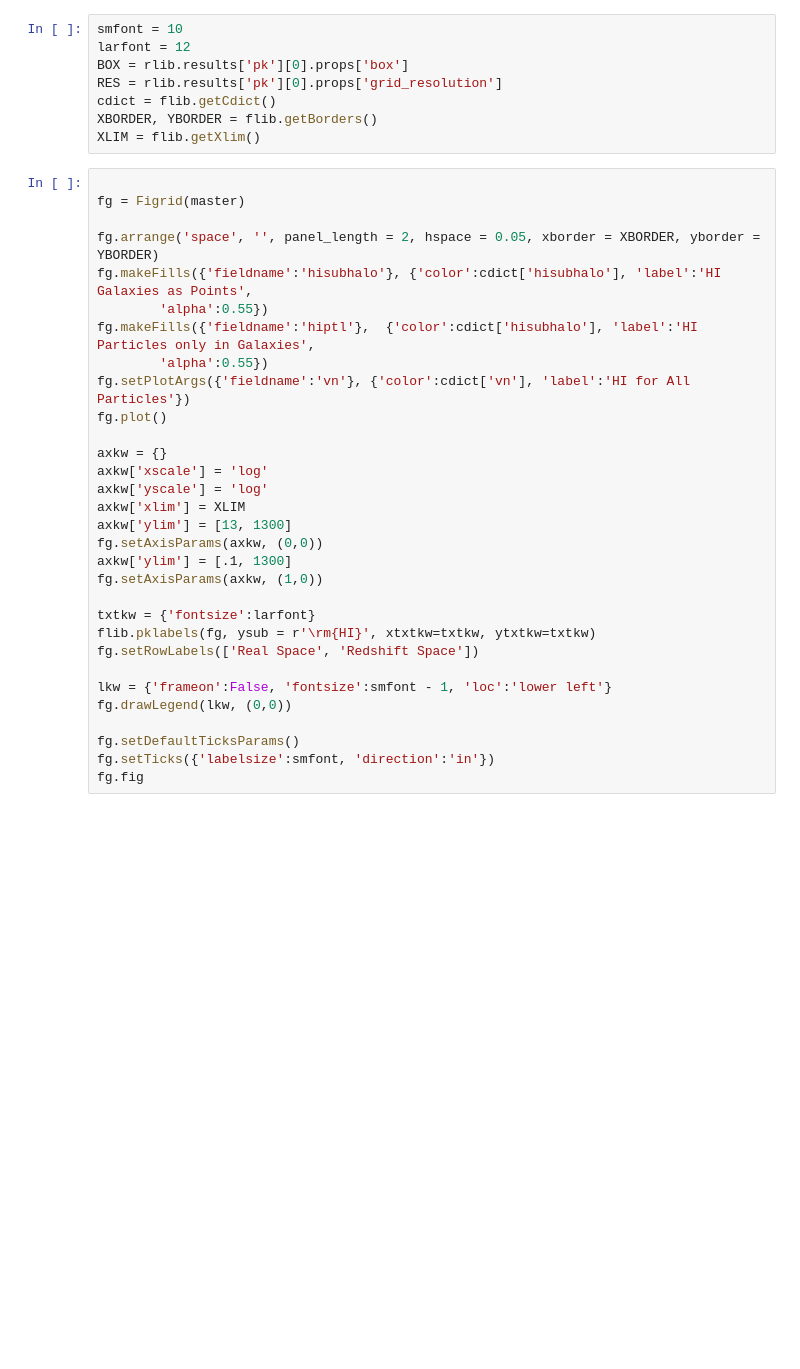
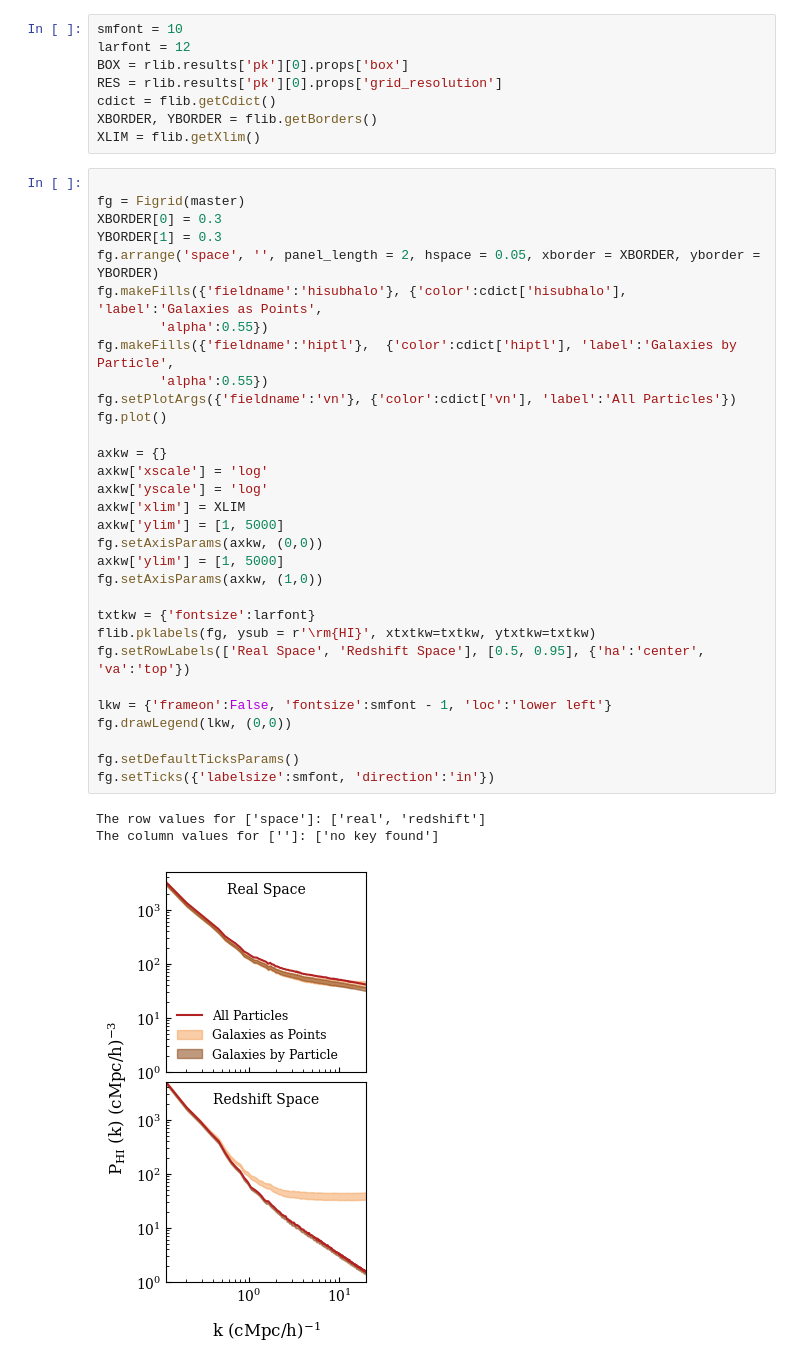
Before and after one commit to calvinosinga/hcolor, a Jupyter notebook: fig_md_analysis/paper/HIauto/hiauto.ipynb, the cells around one changed output. Cells and saved outputs as stored; diff of their text form; blank space fills up the shorter version.

Commit message:
made some new figures

```diff
--- a/fig_md_analysis/paper/HIauto/hiauto.ipynb
+++ b/fig_md_analysis/paper/HIauto/hiauto.ipynb
@@ -31,31 +33,35 @@ XLIM = flib.getXlim()
 # %%
 
 fg = Figrid(master)
-
+XBORDER[0] = 0.3
+YBORDER[1] = 0.3
 fg.arrange('space', '', panel_length = 2, hspace = 0.05, xborder = XBORDER, yborder = YBORDER)
-fg.makeFills({'fieldname':'hisubhalo'}, {'color':cdict['hisubhalo'], 'label':'HI Galaxies as Points',
+fg.makeFills({'fieldname':'hisubhalo'}, {'color':cdict['hisubhalo'], 'label':'Galaxies as Points',
         'alpha':0.55})
-fg.makeFills({'fieldname':'hiptl'},  {'color':cdict['hisubhalo'], 'label':'HI Particles only in Galaxies',
+fg.makeFills({'fieldname':'hiptl'},  {'color':cdict['hiptl'], 'label':'Galaxies by Particle',
         'alpha':0.55})
-fg.setPlotArgs({'fieldname':'vn'}, {'color':cdict['vn'], 'label':'HI for All Particles'})
+fg.setPlotArgs({'fieldname':'vn'}, {'color':cdict['vn'], 'label':'All Particles'})
 fg.plot()
 
 axkw = {}
 axkw['xscale'] = 'log'
 axkw['yscale'] = 'log'
 axkw['xlim'] = XLIM
-axkw['ylim'] = [13, 1300]
+axkw['ylim'] = [1, 5000]
 fg.setAxisParams(axkw, (0,0))
-axkw['ylim'] = [.1, 1300]
+axkw['ylim'] = [1, 5000]
 fg.setAxisParams(axkw, (1,0))
 
 txtkw = {'fontsize':larfont}
 flib.pklabels(fg, ysub = r'\rm{HI}', xtxtkw=txtkw, ytxtkw=txtkw)
-fg.setRowLabels(['Real Space', 'Redshift Space'])
+fg.setRowLabels(['Real Space', 'Redshift Space'], [0.5, 0.95], {'ha':'center', 'va':'top'})
 
 lkw = {'frameon':False, 'fontsize':smfont - 1, 'loc':'lower left'}
 fg.drawLegend(lkw, (0,0))
 
 fg.setDefaultTicksParams()
 fg.setTicks({'labelsize':smfont, 'direction':'in'})
-fg.fig
+# %% [output]
+The row values for ['space']: ['real', 'redshift']
+The column values for ['']: ['no key found']
+[figure, added]
```
Also changed, not shown: parts of 2 cells of this notebook, 9 other files.
